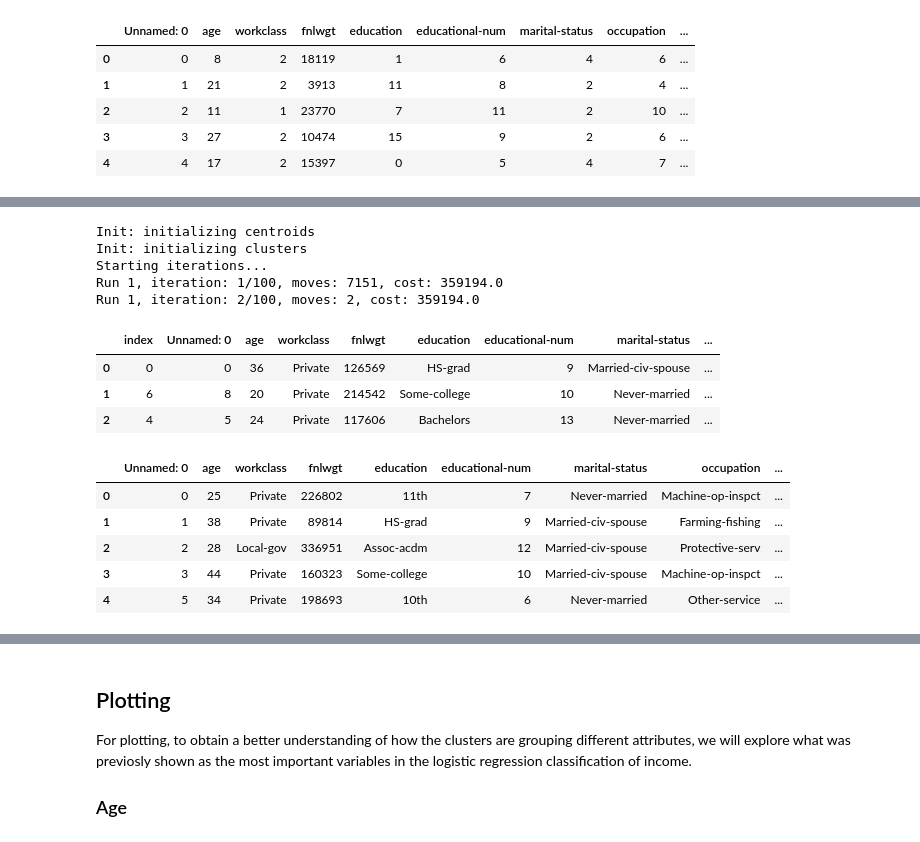
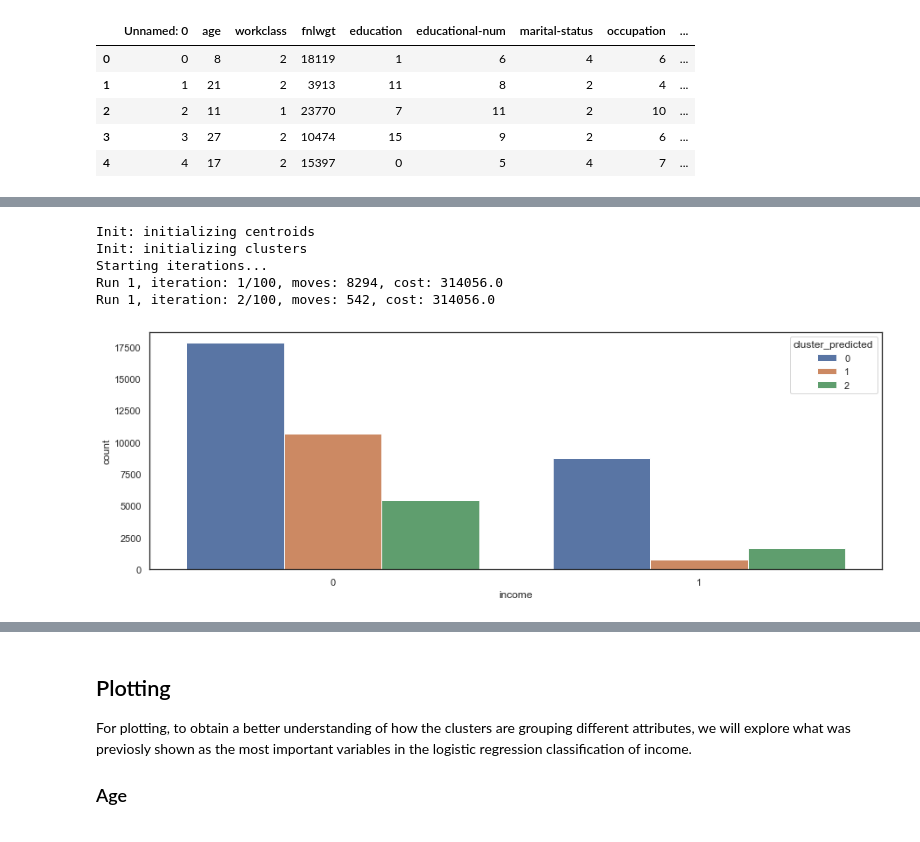
Before and after one commit to j-dominguez9/ML1_Proj1, a Jupyter notebook: Lab3/lab3 with cv.ipynb, the cells around one changed output, grey strips where cells are left out. Saved outputs shown, nothing was run; the diff lists cells and outputs as text; code cells hidden in the pictures.

```diff
--- a/Lab3/lab3 with cv.ipynb
+++ b/Lab3/lab3 with cv.ipynb
@@ -545,19 +403,24 @@ plt.plot(y,cost)
 # %%
-#choosing k = 3
+kmodes_seed = 111
+
+#KModes Cluster 1
 km_cao = KModes(n_clusters = 3, init = "Cao", n_init = 1, verbose = 1, random_state=kmodes_seed)
 fitClusters_cao = km_cao.fit_predict(X)
-
-#mode of clusters
 clusterCentroidsDf = pd.DataFrame(km_cao.cluster_centroids_)
 clusterCentroidsDf.columns = X.columns
-clusterCentroidsDf
+
+clustersDf = pd.DataFrame(fitClusters_cao)
+clustersDf.columns = ['cluster_predicted']
+combinedDfcao = pd.concat([X, clustersDf], axis = 1).reset_index()
+combinedDfcao = combinedDfcao.drop(['index', 'Unnamed: 0'], axis = 1)
+
+plt.subplots(figsize = (15,5))
+sns.countplot(x=combinedDfcao['income'],order=combinedDfcao['income'].value_counts().index,hue=combinedDfcao['cluster_predicted'])
+plt.show()
 # %% [output]
 Init: initializing centroids
 Init: initializing clusters
 Starting iterations...
-Run 1, iteration: 1/100, moves: 7151, cost: 359194.0
-Run 1, iteration: 2/100, moves: 2, cost: 359194.0
+Run 1, iteration: 1/100, moves: 8294, cost: 314056.0
+Run 1, iteration: 2/100, moves: 542, cost: 314056.0
-|  | index | Unnamed: 0 | age | workclass | fnlwgt | education | educational-num | marital-status | ... |
-| 0 | 0 | 0 | 36 | Private | 126569 | HS-grad | 9 | Married-civ-spouse | ... |
-| 1 | 6 | 8 | 20 | Private | 214542 | Some-college | 10 | Never-married | ... |
-| 2 | 4 | 5 | 24 | Private | 117606 | Bachelors | 13 | Never-married | ... |
+[figure, added]
@@ -567,13 +426,0 @@ X = df_clean.copy().reset_index()
-# %%
-clustersDf = pd.DataFrame(fitClusters_cao)
-clustersDf.columns = ['cluster_predicted']
-combinedDf = pd.concat([X, clustersDf], axis = 1).reset_index()
-combinedDf = combinedDf.drop(['index', 'level_0'], axis = 1)
-combinedDf.head()
-# %% [output]
-|  | Unnamed: 0 | age | workclass | fnlwgt | education | educational-num | marital-status | occupation | ... |
-| 0 | 0 | 25 | Private | 226802 | 11th | 7 | Never-married | Machine-op-inspct | ... |
-| 1 | 1 | 38 | Private | 89814 | HS-grad | 9 | Married-civ-spouse | Farming-fishing | ... |
-| 2 | 2 | 28 | Local-gov | 336951 | Assoc-acdm | 12 | Married-civ-spouse | Protective-serv | ... |
-| 3 | 3 | 44 | Private | 160323 | Some-college | 10 | Married-civ-spouse | Machine-op-inspct | ... |
-| 4 | 5 | 34 | Private | 198693 | 10th | 6 | Never-married | Other-service | ... |
```
Also changed, not shown: parts of 55 cells of this notebook.
